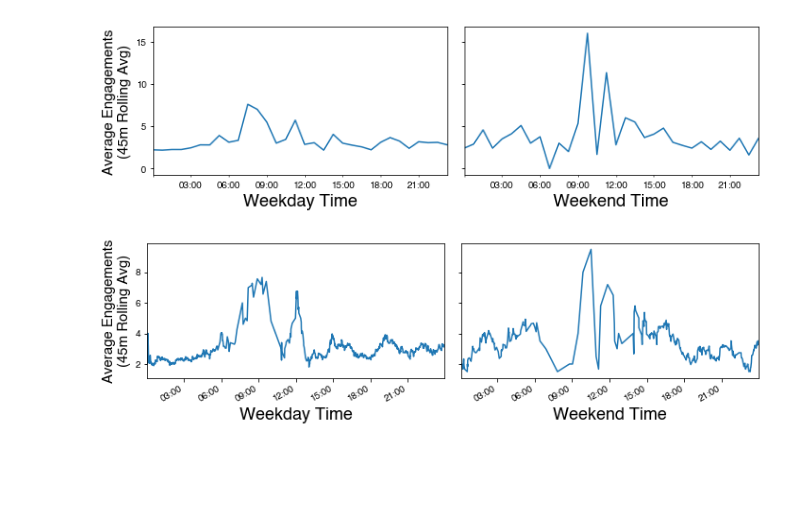
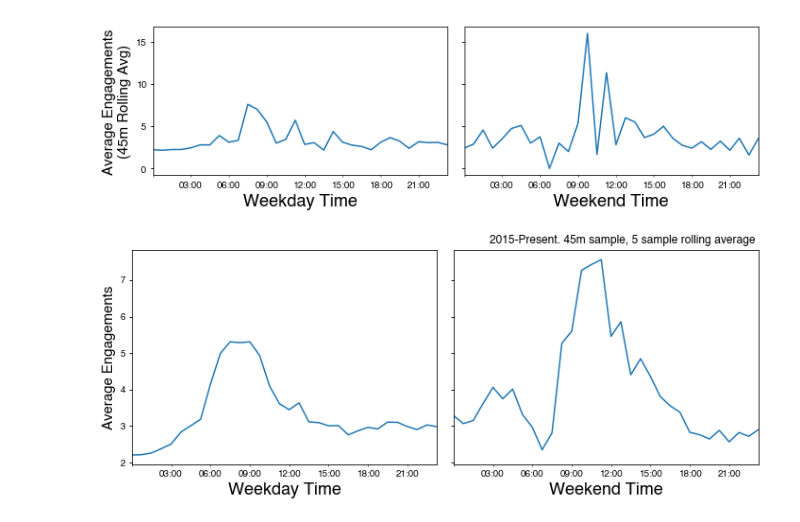
Before and after one commit to tjburch/twitter-studies, a Jupyter notebook: python/plot_stats.ipynb, the cells around one changed output. Cells and saved outputs as stored; diff of their text form; code cells hidden in the pictures; blank space fills up the shorter version.

Commit message:
figure out rolling average

```diff
--- a/python/plot_stats.ipynb
+++ b/python/plot_stats.ipynb
@@ -253,27 +253,35 @@ def rolling_average_plot(df,axes):
     df = df.set_index('time')
     df = df.sort_index()
     df.index = pd.to_datetime(df.index,format='%H:%M:%S')
-    df.index.max()
-    df['rollingEngagements'] = df.rolling('60T').engagements.mean()
-    df['rollingEngagements'].plot(ax=axes,figsize=(10,3))
+    df_resamp = df.resample('45T').mean()
+    df_roll = df_resamp[['engagements']].rolling(5, center=True,min_periods=1).mean()
+    df_roll['engagements'].plot(ax=axes,figsize=(10,4))
 # %%
 f, (axes1,axes2) = plt.subplots(nrows=1, ncols=2, sharey=True)
+
+for ax in [axes1,axes2]:
+    ax.xaxis_date()
 
 rolling_average_plot(weekday_df,axes1)
 rolling_average_plot(weekend_df,axes2)
 
 # both axes
 for ax in [axes1,axes2]:
     plt.sca(ax)
+    plt.gca().xaxis.set_major_locator(dates.HourLocator())
     plt.gca().xaxis.set_major_formatter(dates.DateFormatter('%H:%M'))
 
 # ax1
 axes1.set_xlabel('Weekday Time', fontsize=18)
-axes1.set_ylabel('Average Engagements\n(45m Rolling Avg)', fontsize=15)
+axes1.set_ylabel('Average Engagements', fontsize=15)
 
 # ax2
 axes2.set_xlabel('Weekend Time', fontsize=18)
+
+plt.annotate(s='2015-Present. 45m sample, 5 sample rolling average',xy=(0.98, 0.96), xycoords='figure fraction', ha='right',fontsize=12)
+
+
 plt.tight_layout()
 plt.savefig('../plots/rolling_average.png')
 # %% [output]
-[figure, old version]
+[figure, new version]
```
Also changed, not shown: parts of 14 cells of this notebook.
